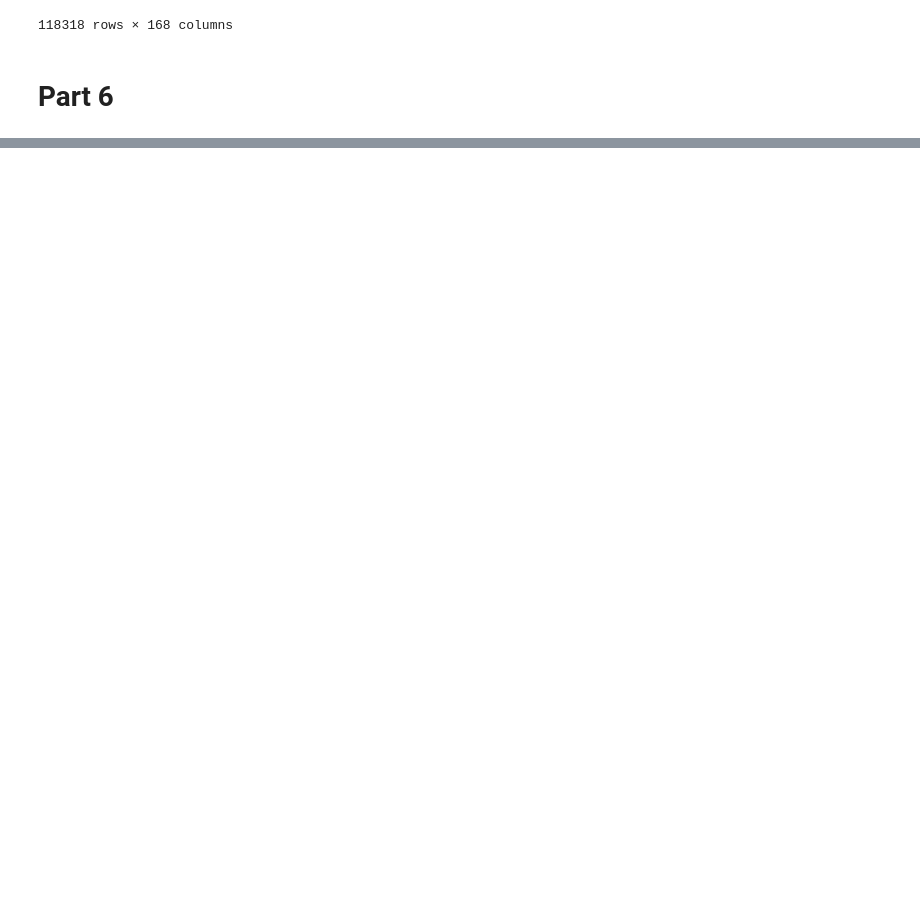
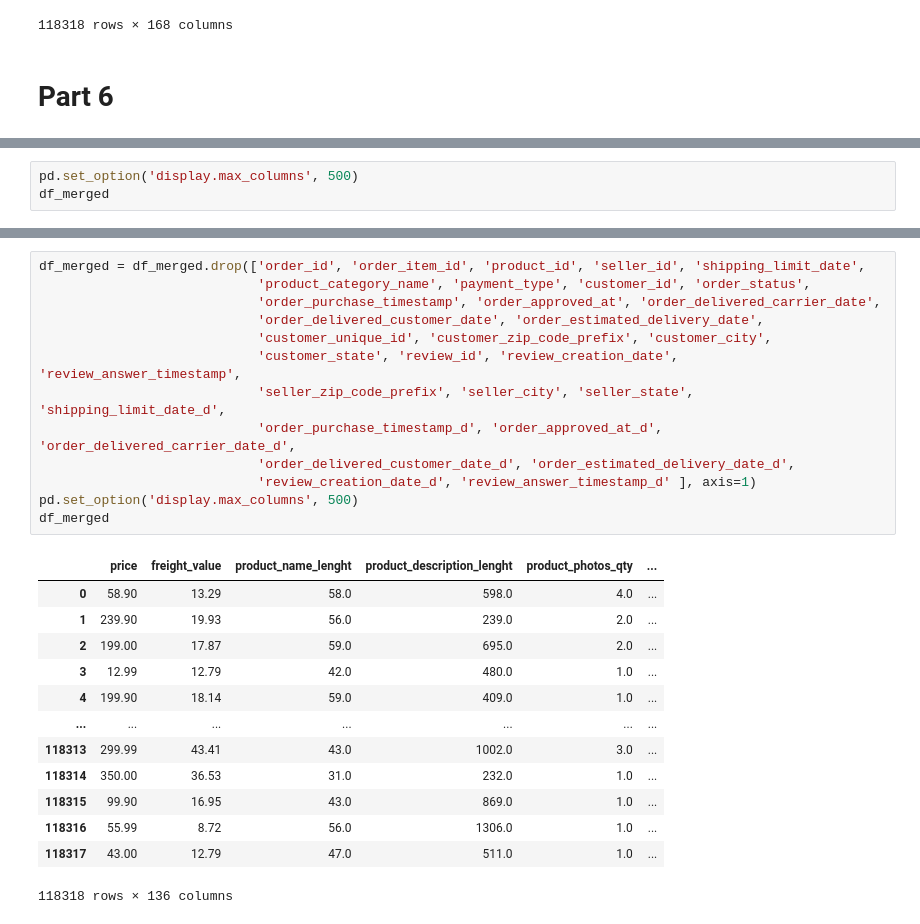
Before and after one commit to machadomr/DaysOfCode, a Jupyter notebook: 06_Other/01_Kaggle_Olist.ipynb, the cells around one changed output, grey strips where cells are left out. Cells and saved outputs as stored; diff of their text form; blank space fills up the shorter version.

```diff
--- a/06_Other/01_Kaggle_Olist.ipynb
+++ b/06_Other/01_Kaggle_Olist.ipynb
@@ -832,0 +879,3 @@ df_merged
+# %%
+pd.set_option('display.max_columns', 500)
+df_merged
@@ -832,0 +896,27 @@ df_merged
+# %%
+df_merged = df_merged.drop(['order_id', 'order_item_id', 'product_id', 'seller_id', 'shipping_limit_date',
+                            'product_category_name', 'payment_type', 'customer_id', 'order_status',
+                            'order_purchase_timestamp', 'order_approved_at', 'order_delivered_carrier_date',
+                            'order_delivered_customer_date', 'order_estimated_delivery_date',
+                            'customer_unique_id', 'customer_zip_code_prefix', 'customer_city',
+                            'customer_state', 'review_id', 'review_creation_date', 'review_answer_timestamp',
+                            'seller_zip_code_prefix', 'seller_city', 'seller_state', 'shipping_limit_date_d',
+                            'order_purchase_timestamp_d', 'order_approved_at_d', 'order_delivered_carrier_date_d',
+                            'order_delivered_customer_date_d', 'order_estimated_delivery_date_d',
+                            'review_creation_date_d', 'review_answer_timestamp_d' ], axis=1)
+pd.set_option('display.max_columns', 500)
+df_merged
+# %% [output]
+|  | price | freight_value | product_name_lenght | product_description_lenght | product_photos_qty | ... |
+| 0 | 58.90 | 13.29 | 58.0 | 598.0 | 4.0 | ... |
+| 1 | 239.90 | 19.93 | 56.0 | 239.0 | 2.0 | ... |
+| 2 | 199.00 | 17.87 | 59.0 | 695.0 | 2.0 | ... |
+| 3 | 12.99 | 12.79 | 42.0 | 480.0 | 1.0 | ... |
+| 4 | 199.90 | 18.14 | 59.0 | 409.0 | 1.0 | ... |
+| ... | ... | ... | ... | ... | ... | ... |
+| 118313 | 299.99 | 43.41 | 43.0 | 1002.0 | 3.0 | ... |
+| 118314 | 350.00 | 36.53 | 31.0 | 232.0 | 1.0 | ... |
+| 118315 | 99.90 | 16.95 | 43.0 | 869.0 | 1.0 | ... |
+| 118316 | 55.99 | 8.72 | 56.0 | 1306.0 | 1.0 | ... |
+| 118317 | 43.00 | 12.79 | 47.0 | 511.0 | 1.0 | ... |
+118318 rows × 136 columns
```
Also changed, not shown: parts of 10 cells of this notebook.
